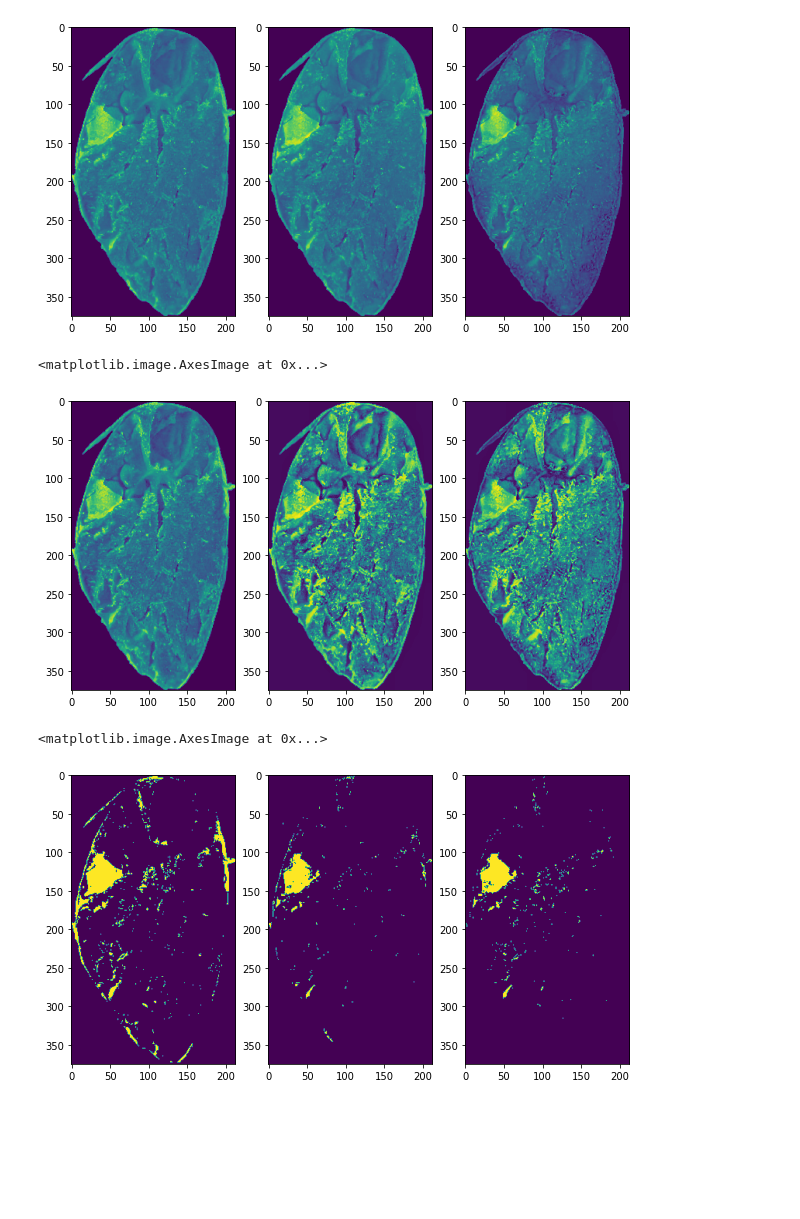
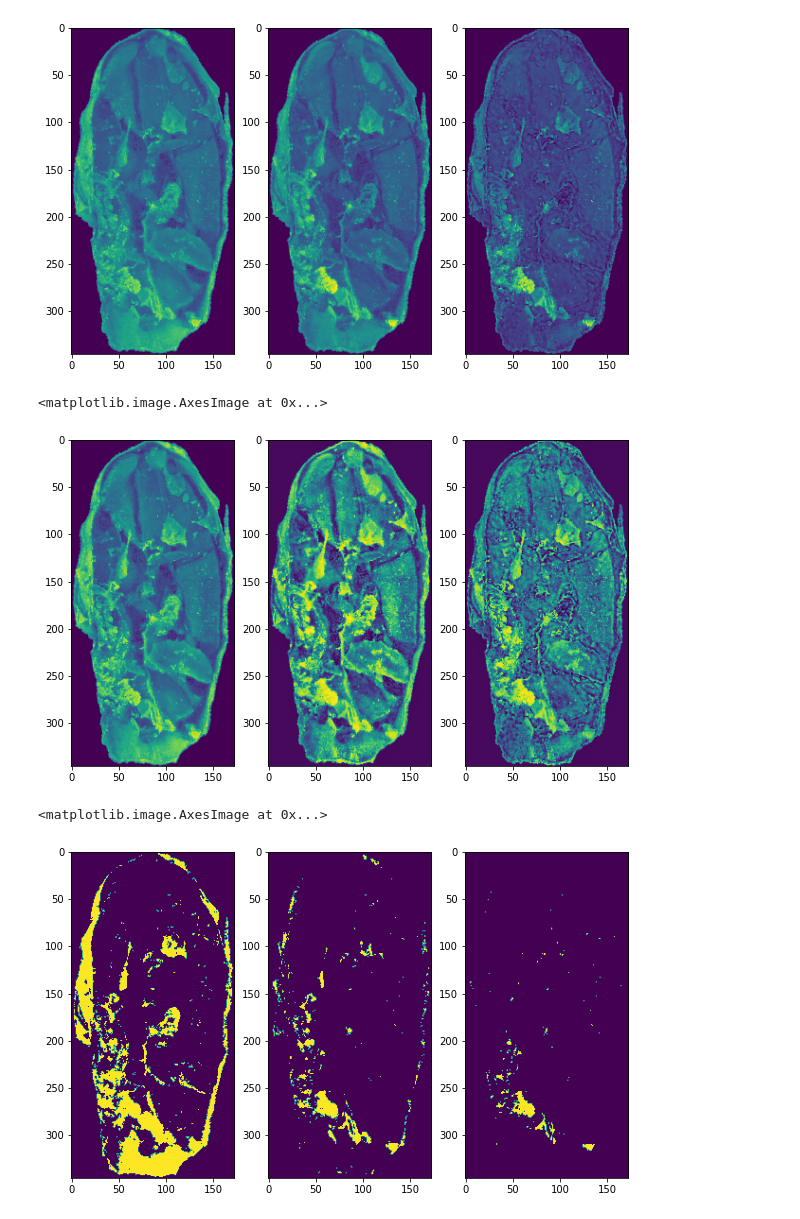
Before and after one commit to quanglochuynh/thesis2022, a Jupyter notebook: The_new_thesis_approach/moldered_test.ipynb, the cells around one changed output. Cells and saved outputs as stored; diff of their text form; code cells hidden in the pictures; blank space fills up the shorter version.

```diff
--- a/The_new_thesis_approach/moldered_test.ipynb
+++ b/The_new_thesis_approach/moldered_test.ipynb
@@ -8,11 +8,11 @@ from image_extractor import preprocess_hsv, seperate_chanel
 # image_dir  = 'D:/Thesis_data/Backups/Color_Corrected_512x512/Brittle/image (87).JPG'
 # image_dir = 'D:/Thesis_data/Backups/Color_Corrected_512x512/Plated_Purple/image (10).JPG'
 # image_dir = 'D:/Thesis_data/Backups/Color_Corrected_512x512/Compartmentalized_Purple/image (100).JPG'
-# image_dir = 'D:/Thesis_data/Backups/Color_Corrected_512x512/Compartmentalized_White/image (99).JPG'
+# image_dir = 'D:/Thesis_data/Backups/Color_Corrected_512x512/Compartmentalized_White/image (23).JPG'
 # image_dir = 'D:/Thesis_data/Backups/Color_Corrected_512x512/Plated_White/image (72).JPG'
-image_dir = 'D:/Thesis_data/Backups/Color_Corrected_512x512/Plated_Slaty/image (84).JPG'
+# image_dir = 'D:/Thesis_data/Backups/Color_Corrected_512x512/Plated_Slaty/image (71).JPG'
 # image_dir = 'D:/Thesis_data/Backups/Color_Corrected_512x512/Compartmentalized_Slaty/image (56).JPG'
-# image_dir = 'D:/Thesis_data/Backups/Color_Corrected_512x512/Moldered/image (3).JPG'
+image_dir = 'D:/Thesis_data/Backups/Color_Corrected_512x512/Moldered/image (7).JPG'
 
 # plt.rcParams['figure.dpi'] = 102.46
 plt.rcParams["figure.figsize"] = (6,6)
@@ -30,7 +29,7 @@ ori =  177.18588256835938
 plt.rcParams["figure.figsize"] = (10,6)
 r,g,b = seperate_chanel(image_rgb, plot=True)
 # %% [output]
-[figure, old version]
+[figure, new version]
 # %%
 #gamma correct
 # %%
@@ -50,26 +49,26 @@ plt.subplot(1,3,3)
 plt.imshow(clahe_b)
 # %% [output]
 <matplotlib.image.AxesImage at 0x...>
-[figure, old version]
+[figure, new version]
 # %%
 plt.rcParams["figure.figsize"] = (10,6)
 # ret, thr = cv2.threshold(r, 180, 255, cv2.THRESH_TOZERO)
 # ret, thg = cv2.threshold(g, 200, 255, cv2.THRESH_TOZERO)
 # ret, thb = cv2.threshold(b, 180, 255, cv2.THRESH_TOZERO)
 
 ret, thr = cv2.threshold(r, 120, 255, cv2.THRESH_BINARY)
-ret, thg = cv2.threshold(g, 140, 255, cv2.THRESH_BINARY)
-ret, thb = cv2.threshold(b, 110, 255, cv2.THRESH_BINARY)
+ret, thg = cv2.threshold(g, 135, 255, cv2.THRESH_BINARY)
+ret, thb = cv2.threshold(b, 100, 255, cv2.THRESH_BINARY)
 
 plt.subplot(1,3,1)
 plt.imshow(thr)
 plt.subplot(1,3,2)
 plt.imshow(thg)
 plt.subplot(1,3,3)
 plt.imshow(thb)
 # %% [output]
 <matplotlib.image.AxesImage at 0x...>
-[figure, old version]
+[figure, new version]
 # %%
 plt.rcParams["figure.figsize"] = (6,6)
 
```
Also changed, not shown: parts of 8 cells of this notebook, 3 other files.
